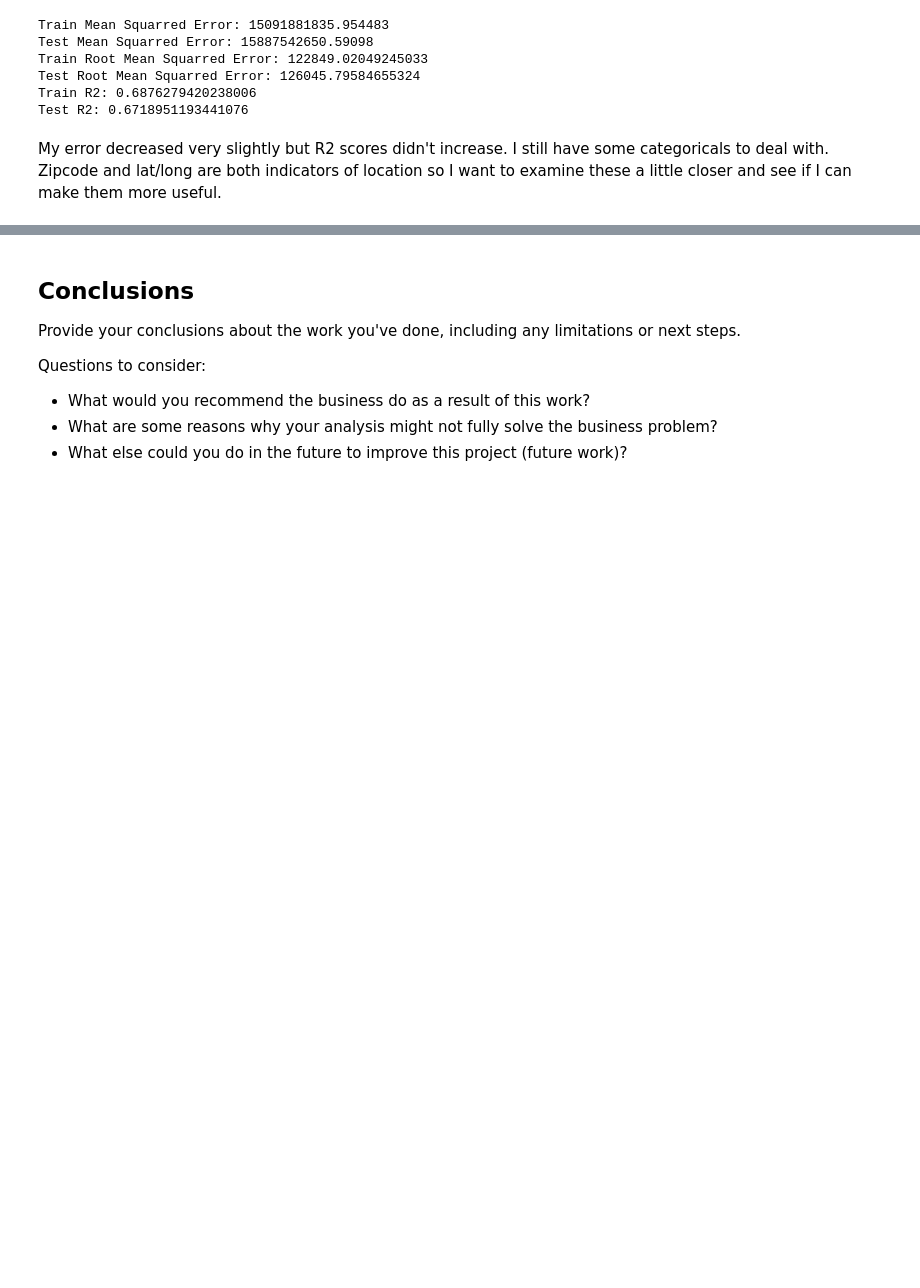
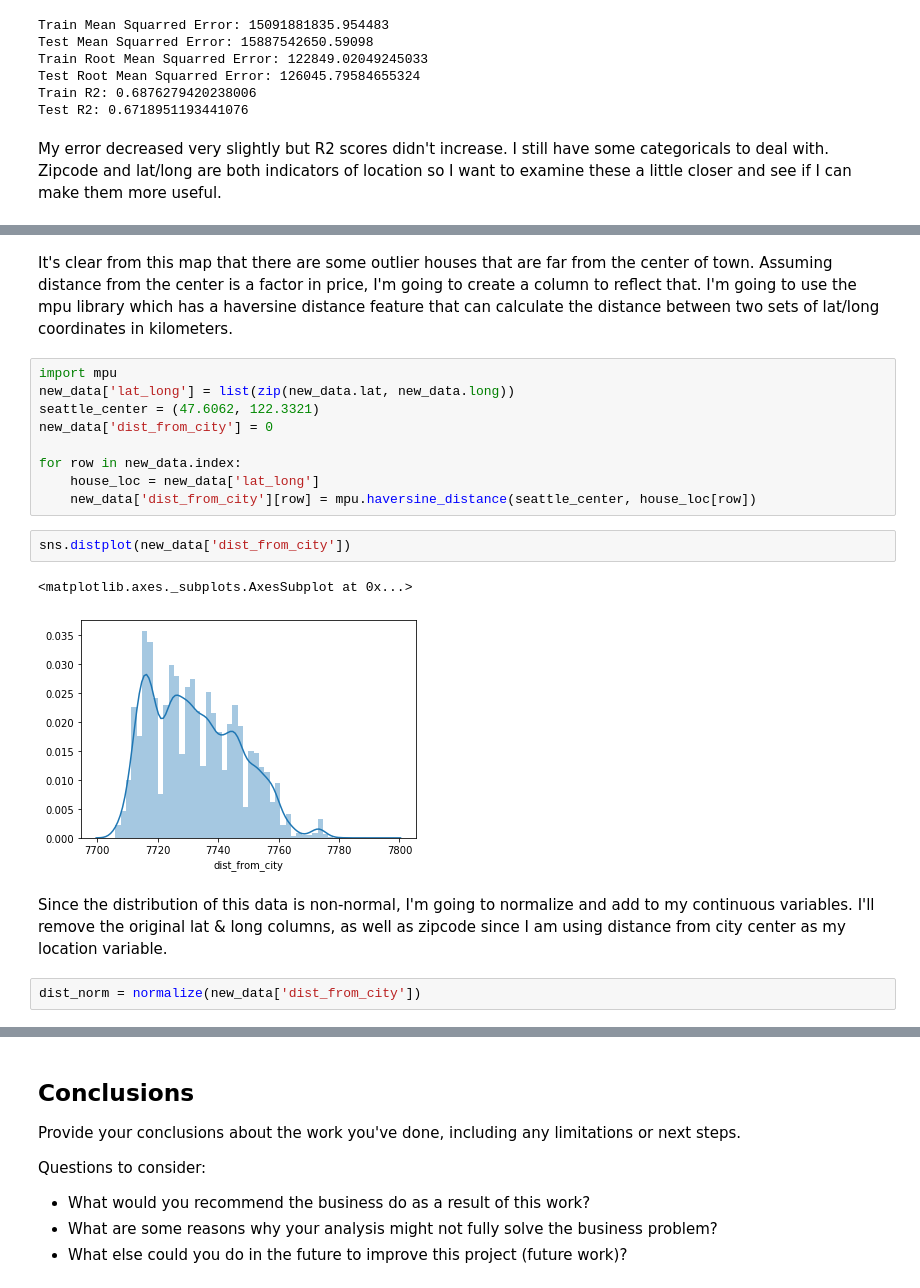
Before and after one commit to christisarv/linear-modeling-house-prices, a Jupyter notebook: Housing Data Model & Analysis.ipynb, the cells around one changed output, grey strips where cells are left out. Drawn from its saved outputs; the diff is of its cells as text; blank space fills up the shorter version.

Commit message:
worked on location variables

```diff
--- a/Housing Data Model & Analysis.ipynb
+++ b/Housing Data Model & Analysis.ipynb
@@ -440,3 +427,23 @@ fig.update_layout(
 fig.show()
 # %% [output]
 [interactive output not drawn]
+# %% [markdown]
+It's clear from this map that there are some outlier houses that are far from the center of town. Assuming distance from the center is a factor in price, I'm going to create a column to reflect that. I'm going to use the mpu library which has a haversine distance feature that can calculate the distance between two sets of lat/long coordinates in kilometers.
+# %%
+import mpu
+new_data['lat_long'] = list(zip(new_data.lat, new_data.long))
+seattle_center = (47.6062, 122.3321)
+new_data['dist_from_city'] = 0
+
+for row in new_data.index:
+    house_loc = new_data['lat_long']
+    new_data['dist_from_city'][row] = mpu.haversine_distance(seattle_center, house_loc[row])
+# %%
+sns.distplot(new_data['dist_from_city'])
+# %% [output]
+<matplotlib.axes._subplots.AxesSubplot at 0x...>
+[figure, added]
+# %% [markdown]
+Since the distribution of this data is non-normal, I'm going to normalize and add to my continuous variables. I'll remove the original lat & long columns, as well as zipcode since I am using distance from city center as my location variable.
+# %%
+dist_norm = normalize(new_data['dist_from_city'])
```
Also changed, not shown: parts of 14 cells of this notebook.
